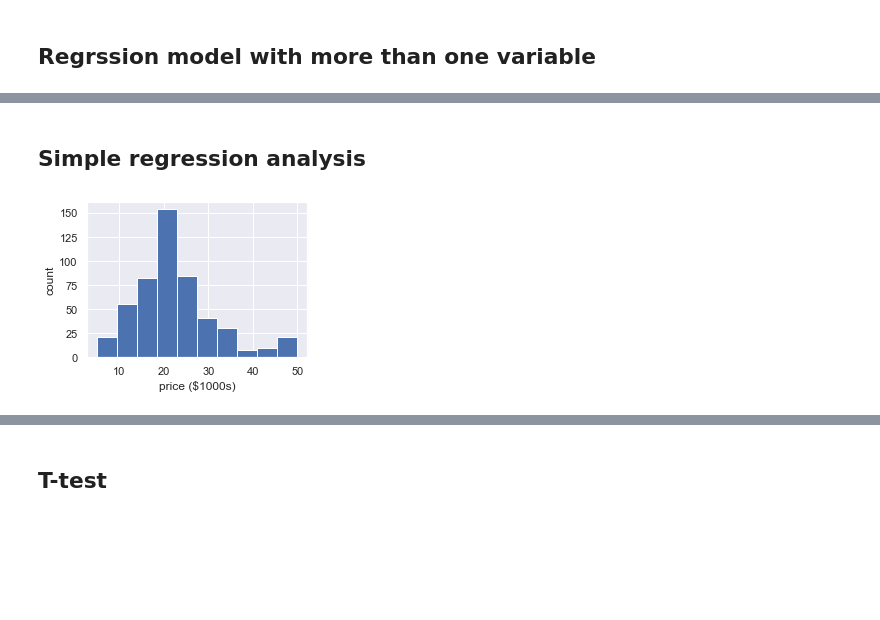
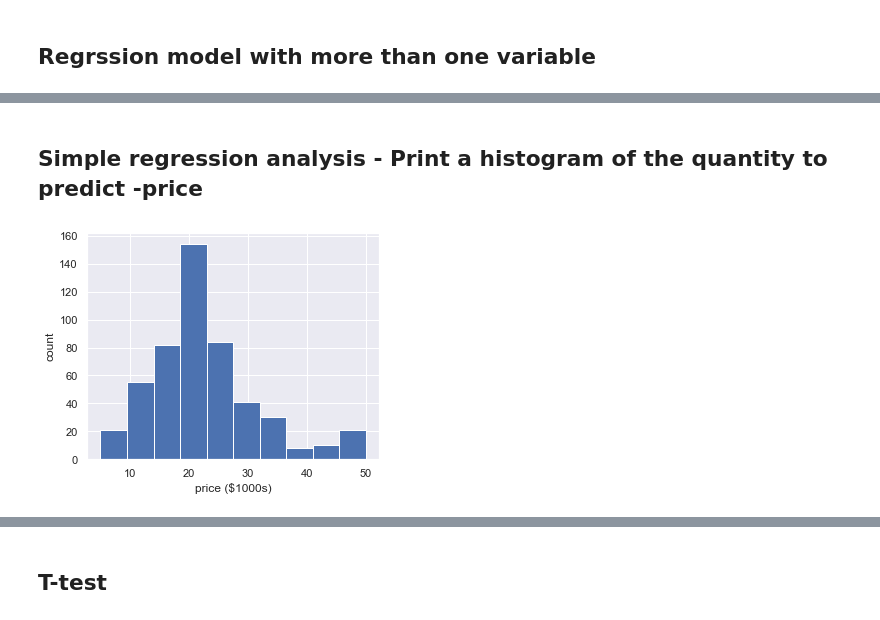
Before and after one commit to eamonnofarrell/Machine-Learning-Assessment2019, a Jupyter notebook: Machine-Learning-Assignment.ipynb, the cells around one changed output, grey strips where cells are left out. Saved outputs shown, nothing was run; the diff lists cells and outputs as text; code cells hidden in the pictures; blank space fills up the shorter version.

```diff
--- a/Machine-Learning-Assignment.ipynb
+++ b/Machine-Learning-Assignment.ipynb
@@ -179,13 +206,13 @@ OLS Regression Results
 Warnings:
 [1] Standard Errors assume that the covariance matrix of the errors is correctly specified.
 # %% [markdown]
-## Simple regression analysis
+## Simple regression analysis - Print a histogram of the quantity to predict -price
 # %%
 import matplotlib.pyplot as plt
-plt.figure(figsize=(4, 3))
+plt.figure(figsize=(5, 4))
 plt.hist(data.Price)
 plt.xlabel('price ($1000s)')
 plt.ylabel('count')
 plt.tight_layout()
 # %% [output]
-[figure, old version]
+[figure, new version]
```
Also changed, not shown: parts of 7 cells of this notebook.
